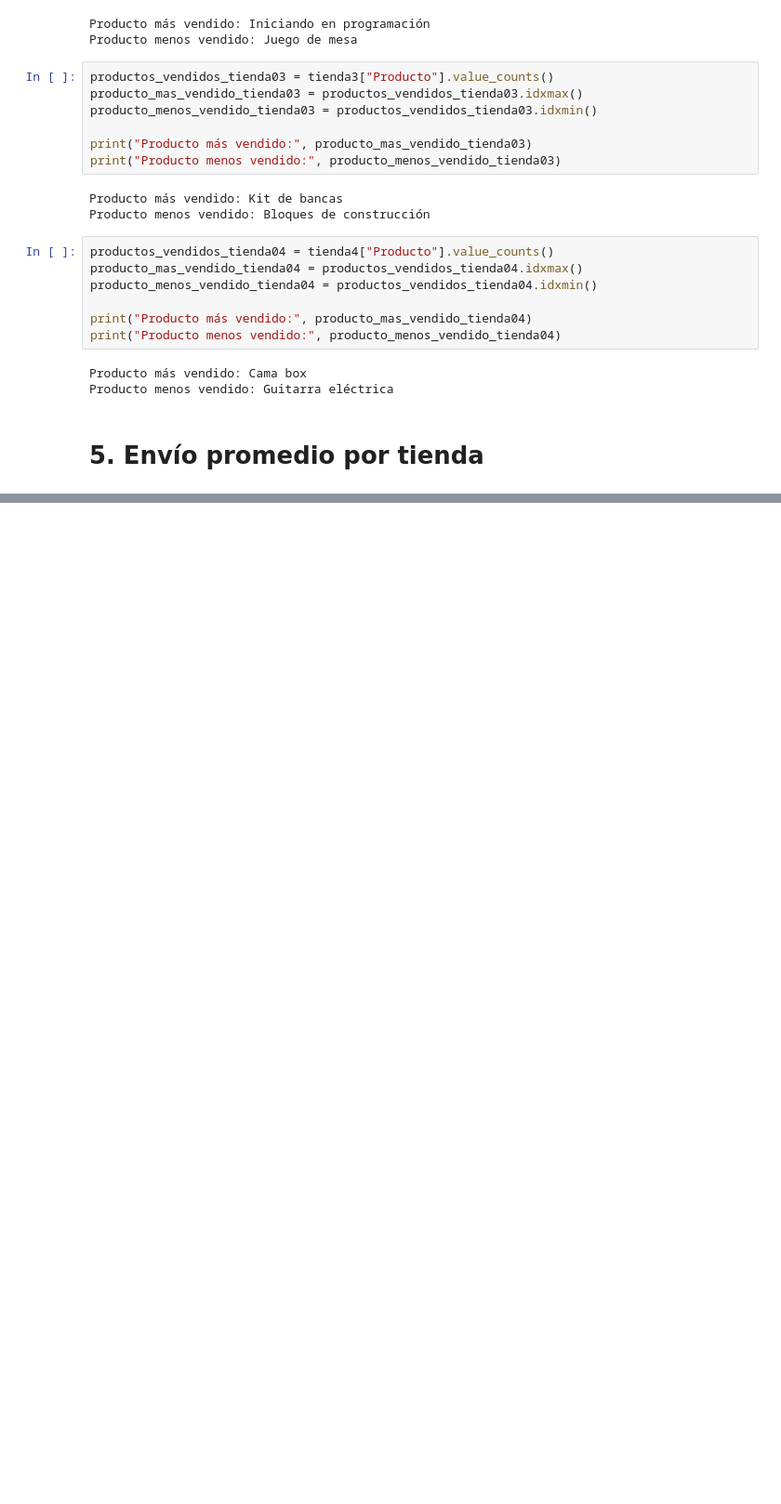
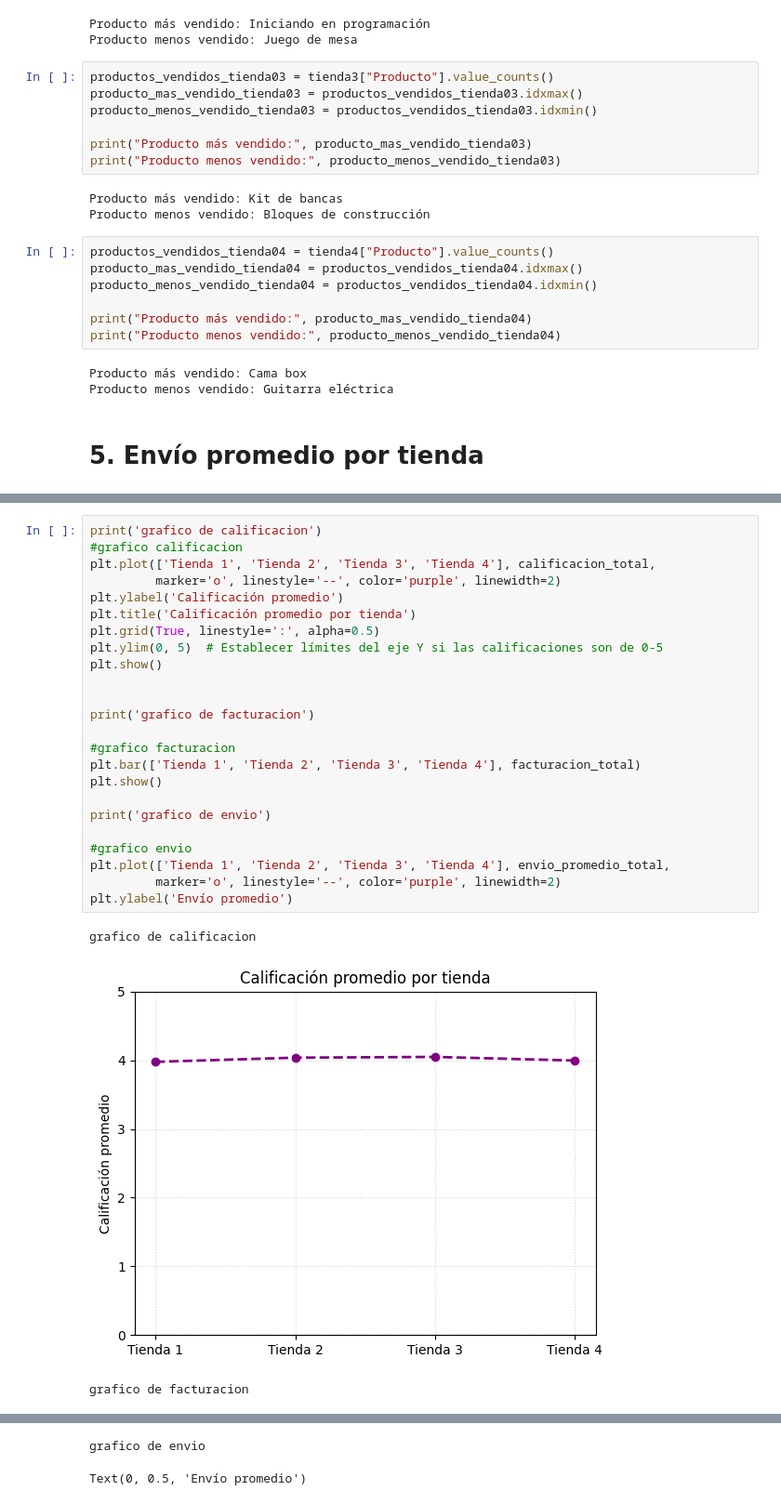
Before and after one commit to Knndy18/analisis_datos_one, a Jupyter notebook: AluraStoreLatam.ipynb, the cells around one changed output, grey strips where cells are left out. Shown at 93% size. Drawn from its saved outputs; the diff is of its cells as text; blank space fills up the shorter version.

```diff
--- a/AluraStoreLatam.ipynb
+++ b/AluraStoreLatam.ipynb
@@ -110,0 +117,28 @@ envio_promedio_tienda04 =float( tienda4["Costo de envío"].mean())
+# %%
+print('grafico de calificacion')
+#grafico calificacion
+plt.plot(['Tienda 1', 'Tienda 2', 'Tienda 3', 'Tienda 4'], calificacion_total,
+         marker='o', linestyle='--', color='purple', linewidth=2)
+plt.ylabel('Calificación promedio')
+plt.title('Calificación promedio por tienda')
+plt.grid(True, linestyle=':', alpha=0.5)
+plt.ylim(0, 5)  # Establecer límites del eje Y si las calificaciones son de 0-5
+plt.show()
+
+
+print('grafico de facturacion')
+
+#grafico facturacion
+plt.bar(['Tienda 1', 'Tienda 2', 'Tienda 3', 'Tienda 4'], facturacion_total)
+plt.show()
+
+print('grafico de envio')
+
+#grafico envio
+plt.plot(['Tienda 1', 'Tienda 2', 'Tienda 3', 'Tienda 4'], envio_promedio_total,
+         marker='o', linestyle='--', color='purple', linewidth=2)
+plt.ylabel('Envío promedio')
+# %% [output]
+grafico de calificacion
+[figure, added]
+grafico de facturacion
@@ -110,0 +146,2 @@ envio_promedio_tienda04 =float( tienda4["Costo de envío"].mean())
+grafico de envio
+Text(0, 0.5, 'Envío promedio')
```
Also changed, not shown: parts of 6 cells of this notebook.
